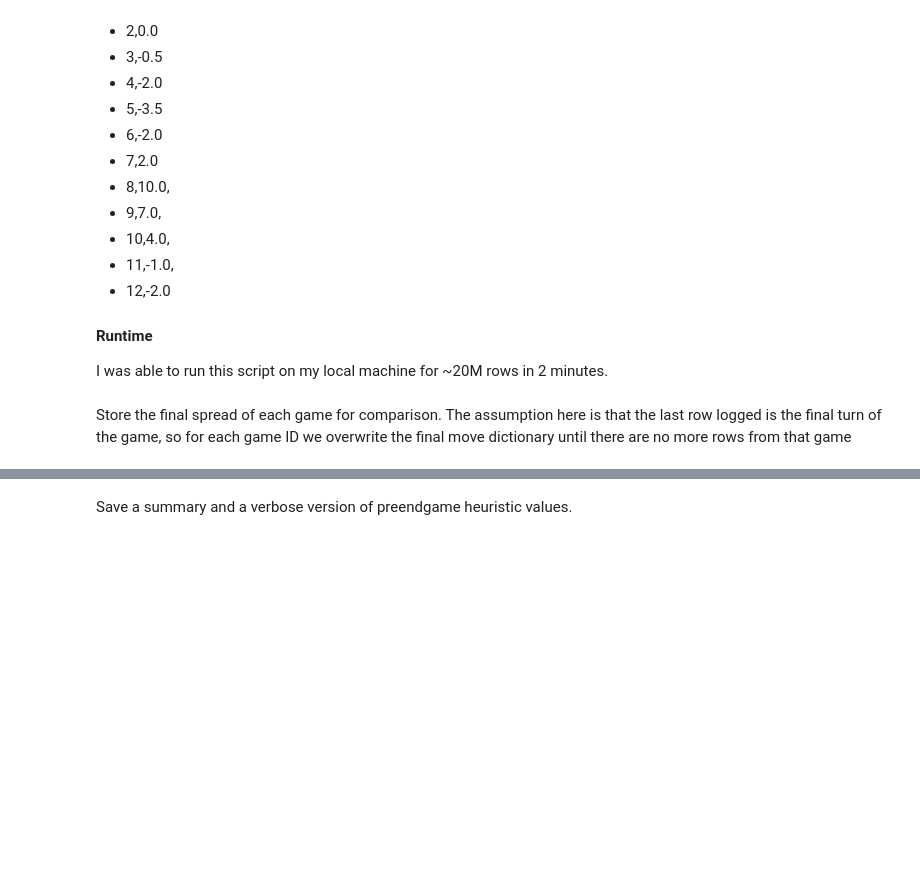
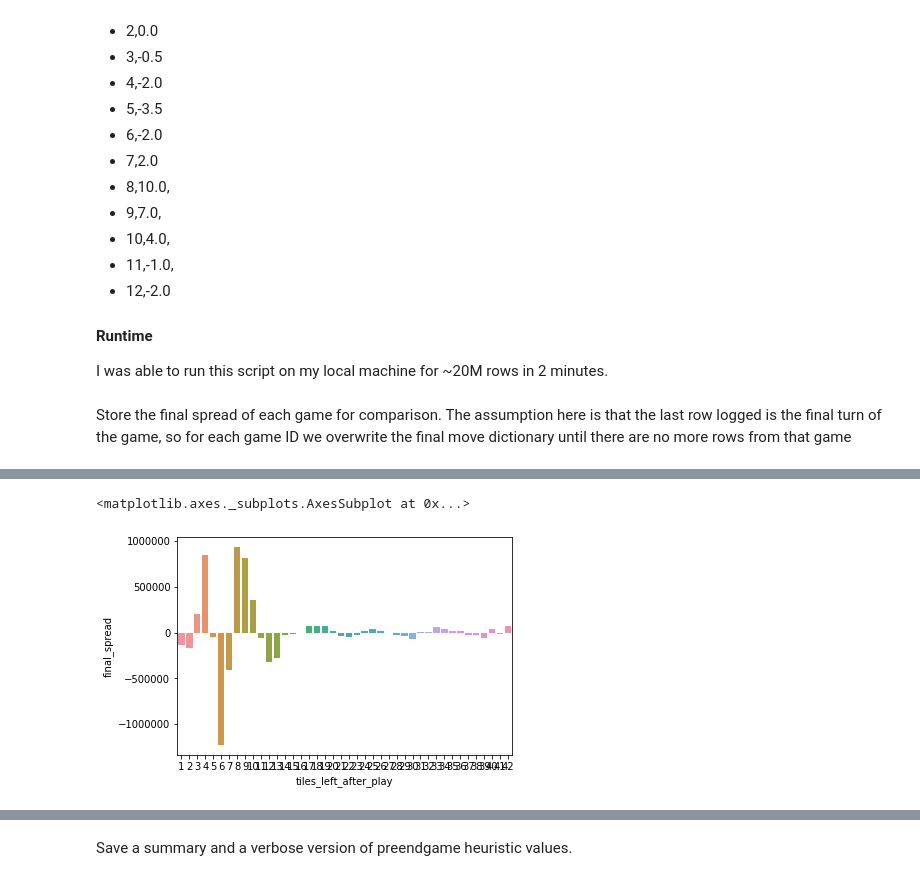
Before and after one commit to domino14/macondo, a Jupyter notebook: notebooks/preendgame_heuristics/preendgame_heuristics.ipynb, the cells around one changed output, grey strips where cells are left out. Cells and saved outputs as stored; diff of their text form; code cells hidden in the pictures; blank space fills up the shorter version.

```diff
--- a/notebooks/preendgame_heuristics/preendgame_heuristics.ipynb
+++ b/notebooks/preendgame_heuristics/preendgame_heuristics.ipynb
@@ -203,0 +208,5 @@ df
+# %%
+sns.barplot(x='tiles_left_after_play',y='final_spread',data=df)
+# %% [output]
+<matplotlib.axes._subplots.AxesSubplot at 0x...>
+[figure, added]
```
Also changed, not shown: parts of 9 cells of this notebook.
